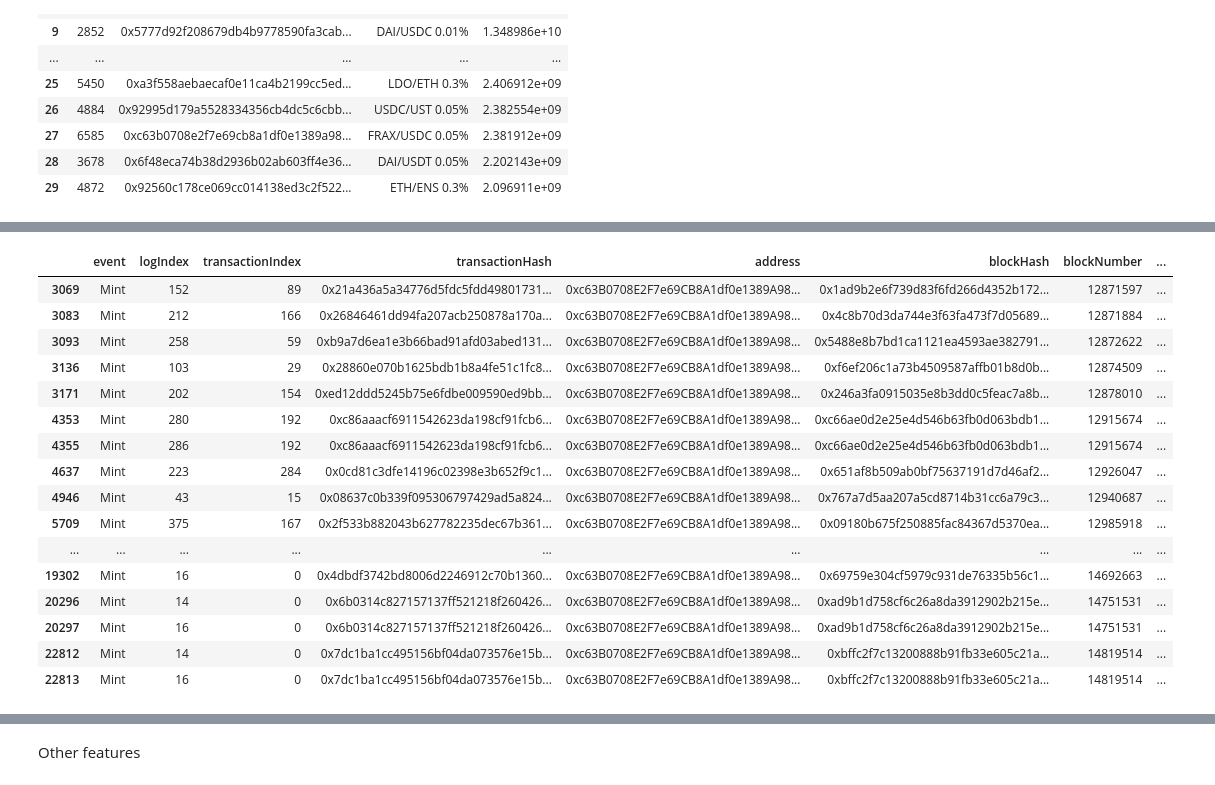
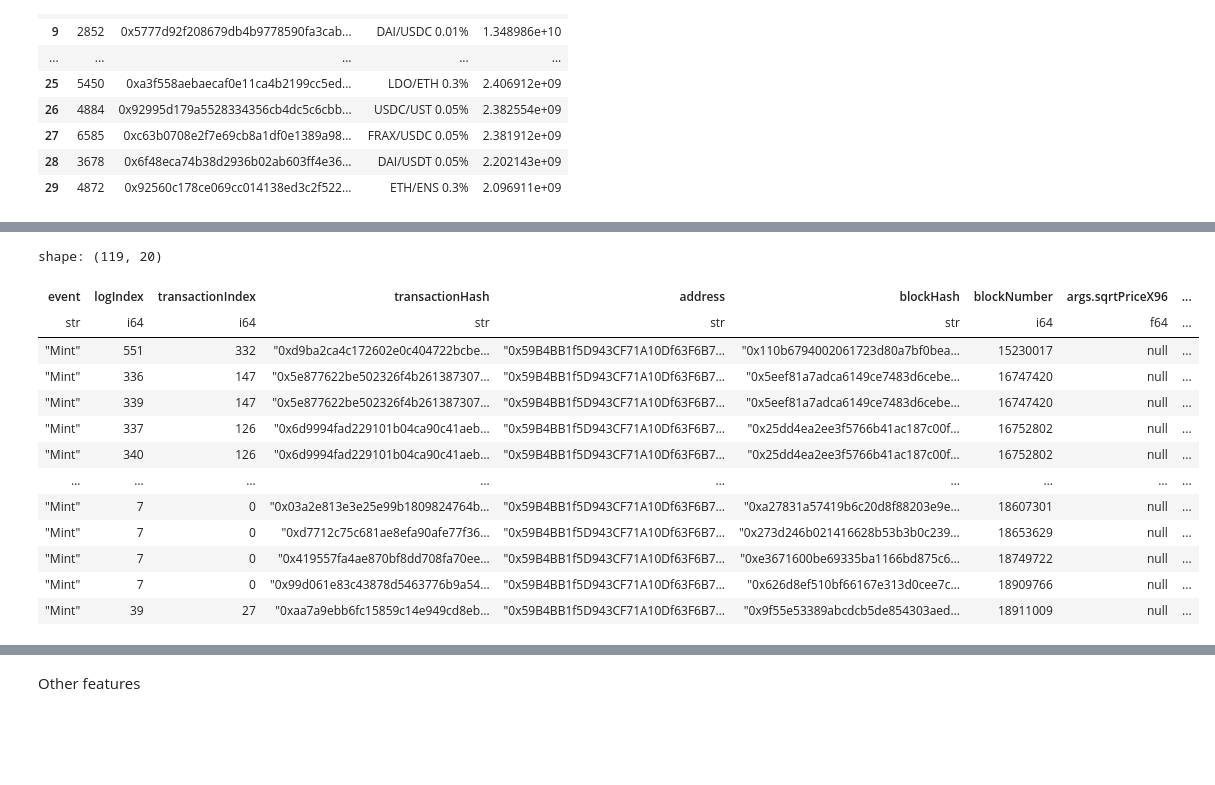
Before and after one commit to Luke-J-Johnson/amm-liquidity, a Jupyter notebook: pools/cl_cpmm/cl_cpmm_usage.ipynb, the cells around one changed output, grey strips where cells are left out. Drawn from its saved outputs; the diff is of its cells as text; code cells hidden in the pictures; blank space fills up the shorter version.

```diff
--- a/pools/cl_cpmm/cl_cpmm_usage.ipynb
+++ b/pools/cl_cpmm/cl_cpmm_usage.ipynb
@@ -6,10 +7,10 @@ import os
 pd.set_option('display.max_columns', None)
 pd.set_option('display.max_colwidth', None)
 # %%
-direct = '/Volumes/luke-uni/data/uniswap-v3/NFT_manager'
+direct = '/Volumes/lukej6913.synology.me/luke-uni/data/uniswap-v3/nft_manager'
 dfs = []
 for file in os.listdir(direct):
-    tdf = pd.read_parquet(f'{direct}/{file}')
+    tdf = pl.read_parquet(f'{direct}/{file}')
     dfs.append(tdf)
-nft = pd.concat(dfs)
+nft = pl.concat(dfs, how = 'diagonal')
 # %%
@@ -82,13 +87,15 @@ elif fee == '0.01%':
 # %%
 nft_address = '0xC36442b4a4522E871399CD717aBDD847Ab11FE88'
 # %%
-direct = f'/Volumes/luke-uni/data/uniswap-v3/raw/{ADDRESS}'
+#direct = f'/Volumes/luke-uni/data/uniswap-v3/raw/{ADDRESS}'
+direct = './logs_raw/'
 dfs = []
 for file in os.listdir(direct):
-    tdf = pd.read_parquet(f'{direct}/{file}')
+    tdf = pl.read_parquet(f'{direct}/{file}')
     dfs.append(tdf)
-df = pd.concat(dfs)
-df.drop_duplicates(inplace=True)
-df.sort_values(by = ['blockNumber', 'logIndex'], inplace=True)
+df = pl.concat(dfs, how='diagonal')
+#df.drop_duplicates(inplace=True)
+#df.sort_values(by = ['blockNumber', 'logIndex'], inplace=True)
+#df.reset_index(drop=True, inplace=True)
 df
 # %% [output]
@@ -108,23 +116,22 @@ df
+# %%
+df = df.unique().sort(['blockNumber', 'logIndex'])
 # %%
-df.loc[(df['event'] == 'Mint')&(df['args.owner'] != nft_address)]
+df.filter((pl.col('event') == 'Mint')&(pl.col('args.owner') != nft_address))
 # %% [output]
+shape: (119, 20)
-|  | event | logIndex | transactionIndex | transactionHash | address | blockHash | blockNumber | ... |
-| 3069 | Mint | 152 | 89 | 0x21a436a5a34776d5fdc5fdd49801731... | 0xc63B0708E2F7e69CB8A1df0e1389A98... | 0x1ad9b2e6f739d83f6fd266d4352b172... | 12871597 | ... |
-| 3083 | Mint | 212 | 166 | 0x26846461dd94fa207acb250878a170a... | 0xc63B0708E2F7e69CB8A1df0e1389A98... | 0x4c8b70d3da744e3f63fa473f7d05689... | 12871884 | ... |
-| 3093 | Mint | 258 | 59 | 0xb9a7d6ea1e3b66bad91afd03abed131... | 0xc63B0708E2F7e69CB8A1df0e1389A98... | 0x5488e8b7bd1ca1121ea4593ae382791... | 12872622 | ... |
-| 3136 | Mint | 103 | 29 | 0x28860e070b1625bdb1b8a4fe51c1fc8... | 0xc63B0708E2F7e69CB8A1df0e1389A98... | 0xf6ef206c1a73b4509587affb01b8d0b... | 12874509 | ... |
-| 3171 | Mint | 202 | 154 | 0xed12ddd5245b75e6fdbe009590ed9bb... | 0xc63B0708E2F7e69CB8A1df0e1389A98... | 0x246a3fa0915035e8b3dd0c5feac7a8b... | 12878010 | ... |
-| 4353 | Mint | 280 | 192 | 0xc86aaacf6911542623da198cf91fcb6... | 0xc63B0708E2F7e69CB8A1df0e1389A98... | 0xc66ae0d2e25e4d546b63fb0d063bdb1... | 12915674 | ... |
-| 4355 | Mint | 286 | 192 | 0xc86aaacf6911542623da198cf91fcb6... | 0xc63B0708E2F7e69CB8A1df0e1389A98... | 0xc66ae0d2e25e4d546b63fb0d063bdb1... | 12915674 | ... |
-| 4637 | Mint | 223 | 284 | 0x0cd81c3dfe14196c02398e3b652f9c1... | 0xc63B0708E2F7e69CB8A1df0e1389A98... | 0x651af8b509ab0bf75637191d7d46af2... | 12926047 | ... |
-| 4946 | Mint | 43 | 15 | 0x08637c0b339f095306797429ad5a824... | 0xc63B0708E2F7e69CB8A1df0e1389A98... | 0x767a7d5aa207a5cd8714b31cc6a79c3... | 12940687 | ... |
-| 5709 | Mint | 375 | 167 | 0x2f533b882043b627782235dec67b361... | 0xc63B0708E2F7e69CB8A1df0e1389A98... | 0x09180b675f250885fac84367d5370ea... | 12985918 | ... |
-| ... | ... | ... | ... | ... | ... | ... | ... | ... |
-| 19302 | Mint | 16 | 0 | 0x4dbdf3742bd8006d2246912c70b1360... | 0xc63B0708E2F7e69CB8A1df0e1389A98... | 0x69759e304cf5979c931de76335b56c1... | 14692663 | ... |
-| 20296 | Mint | 14 | 0 | 0x6b0314c827157137ff521218f260426... | 0xc63B0708E2F7e69CB8A1df0e1389A98... | 0xad9b1d758cf6c26a8da3912902b215e... | 14751531 | ... |
-| 20297 | Mint | 16 | 0 | 0x6b0314c827157137ff521218f260426... | 0xc63B0708E2F7e69CB8A1df0e1389A98... | 0xad9b1d758cf6c26a8da3912902b215e... | 14751531 | ... |
-| 22812 | Mint | 14 | 0 | 0x7dc1ba1cc495156bf04da073576e15b... | 0xc63B0708E2F7e69CB8A1df0e1389A98... | 0xbffc2f7c13200888b91fb33e605c21a... | 14819514 | ... |
-| 22813 | Mint | 16 | 0 | 0x7dc1ba1cc495156bf04da073576e15b... | 0xc63B0708E2F7e69CB8A1df0e1389A98... | 0xbffc2f7c13200888b91fb33e605c21a... | 14819514 | ... |
+| event | logIndex | transactionIndex | transactionHash | address | blockHash | blockNumber | args.sqrtPriceX96 | ... |
+| str | i64 | i64 | str | str | str | i64 | f64 | ... |
+| "Mint" | 551 | 332 | "0xd9ba2ca4c172602e0c404722bcbe… | "0x59B4BB1f5D943CF71A10Df63F6B7… | "0x110b6794002061723d80a7bf0bea… | 15230017 | null | ... |
+| "Mint" | 336 | 147 | "0x5e877622be502326f4b261387307… | "0x59B4BB1f5D943CF71A10Df63F6B7… | "0x5eef81a7adca6149ce7483d6cebe… | 16747420 | null | ... |
+| "Mint" | 339 | 147 | "0x5e877622be502326f4b261387307… | "0x59B4BB1f5D943CF71A10Df63F6B7… | "0x5eef81a7adca6149ce7483d6cebe… | 16747420 | null | ... |
+| "Mint" | 337 | 126 | "0x6d9994fad229101b04ca90c41aeb… | "0x59B4BB1f5D943CF71A10Df63F6B7… | "0x25dd4ea2ee3f5766b41ac187c00f… | 16752802 | null | ... |
+| "Mint" | 340 | 126 | "0x6d9994fad229101b04ca90c41aeb… | "0x59B4BB1f5D943CF71A10Df63F6B7… | "0x25dd4ea2ee3f5766b41ac187c00f… | 16752802 | null | ... |
+| … | … | … | … | … | … | … | … | ... |
+| "Mint" | 7 | 0 | "0x03a2e813e3e25e99b1809824764b… | "0x59B4BB1f5D943CF71A10Df63F6B7… | "0xa27831a57419b6c20d8f88203e9e… | 18607301 | null | ... |
+| "Mint" | 7 | 0 | "0xd7712c75c681ae8efa90afe77f36… | "0x59B4BB1f5D943CF71A10Df63F6B7… | "0x273d246b021416628b53b3b0c239… | 18653629 | null | ... |
+| "Mint" | 7 | 0 | "0x419557fa4ae870bf8dd708fa70ee… | "0x59B4BB1f5D943CF71A10Df63F6B7… | "0xe3671600be69335ba1166bd875c6… | 18749722 | null | ... |
+| "Mint" | 7 | 0 | "0x99d061e83c43878d5463776b9a54… | "0x59B4BB1f5D943CF71A10Df63F6B7… | "0x626d8ef510bf66167e313d0cee7c… | 18909766 | null | ... |
+| "Mint" | 39 | 27 | "0xaa7a9ebb6fc15859c14e949cd8eb… | "0x59B4BB1f5D943CF71A10Df63F6B7… | "0x9f55e53389abcdcb5de854303aed… | 18911009 | null | ... |
 # %%
 #Mint -2 #if theres a transfer there
 #Mint -1 #if no tfer
```
Also changed, not shown: parts of 68 cells of this notebook, 1 other file.
